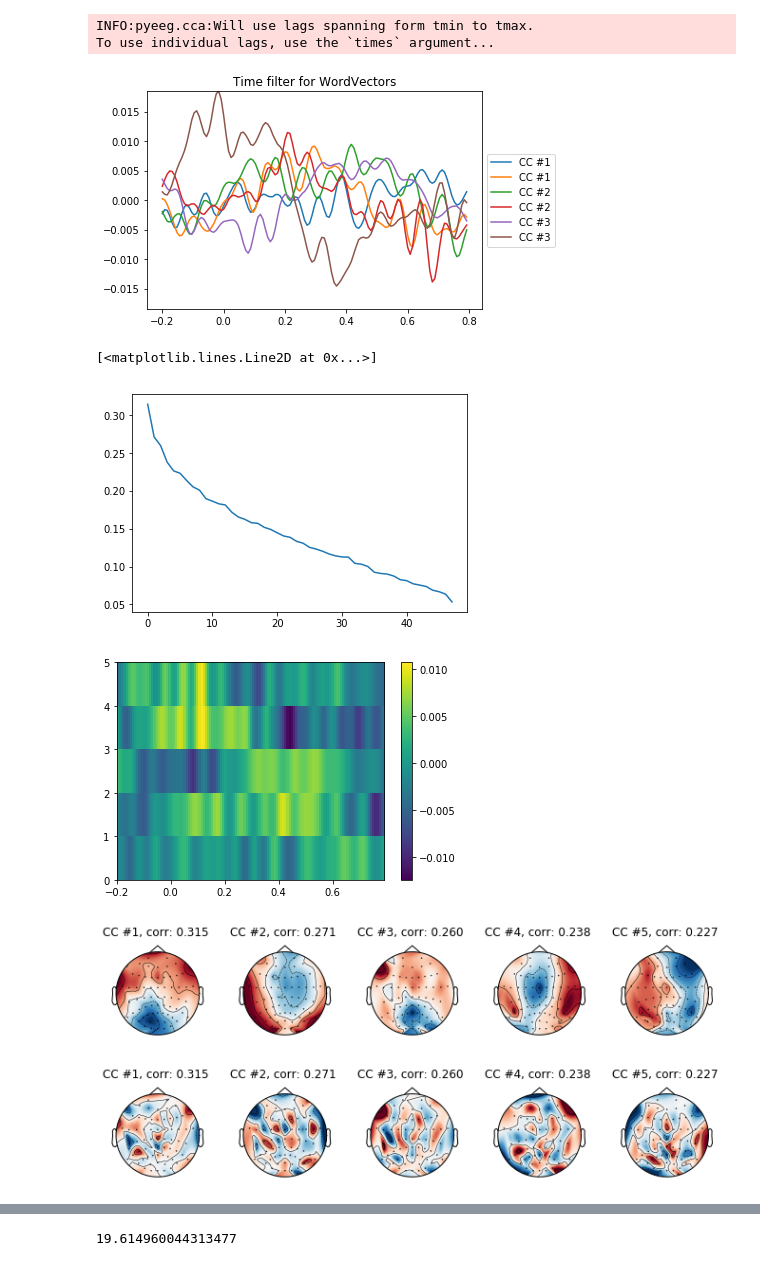
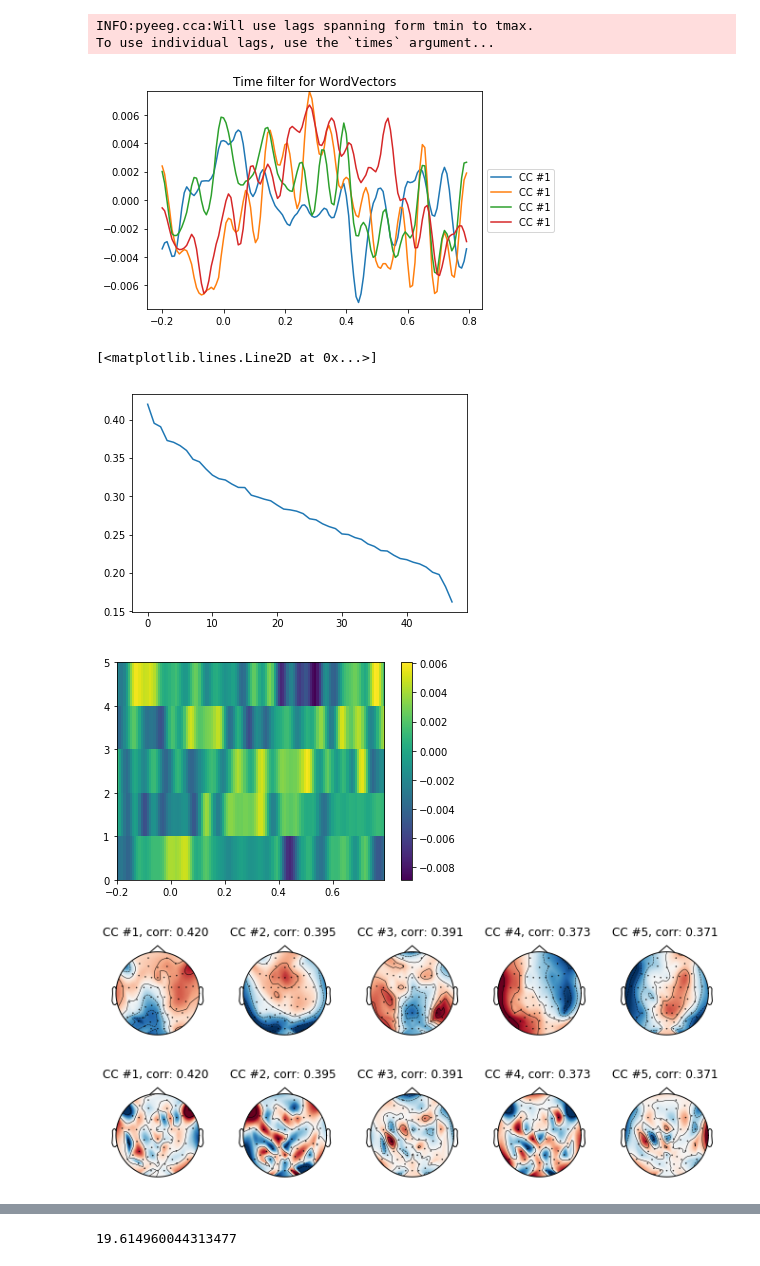
Before and after one commit to Hugo-W/pyEEG, a Jupyter notebook: docs/source/examples/CCA_wordvectors_correct_import.ipynb, the cells around one changed output, grey strips where cells are left out. Saved outputs shown, nothing was run; the diff lists cells and outputs as text; code cells hidden in the pictures.

```diff
--- a/docs/source/examples/CCA_wordvectors_correct_import.ipynb
+++ b/docs/source/examples/CCA_wordvectors_correct_import.ipynb
@@ -106,7 +106,7 @@ INFO:pyeeg.io:Word flushington not in word embedding model; will use rdm instead
 # %%
 feat_matrix = wf.align_word_features(features=['wordvectors'], srate=125, wordonset_feature=True)
 # %%
-feat_matrix = feat_matrix[:, :5]
+feat_matrix = feat_matrix[:, :15]
 # %%
 print(feat_matrix.shape)
 # %% [output]
@@ -186,23 +186,23 @@ cca.fit(x, y, thresh_x=0.999, thresh_y=0.999, normalise=False, feat_names=["Word
 INFO:pyeeg.cca:Will use lags spanning form tmin to tmax.
 To use individual lags, use the `times` argument...
 # %%
-cca.plot_time_filter(n_comp=3, feat_id=[0,1])
+cca.plot_time_filter(n_comp=1, feat_id=[0,1,2,3])
 # %% [output]
-[figure, old version]
+[figure, new version]
 # %%
 plt.plot(cca.score_)
 # %% [output]
 [<matplotlib.lines.Line2D at 0x...>]
-[figure, old version]
+[figure, new version]
 # %%
 cca.plot_compact_time(n_comp=5,feat_id=0)
 # %% [output]
-[figure, old version]
+[figure, new version]
 # %%
 cca.plot_activation_map(raw.info, n_comp=5)
 # %% [output]
-[figure, old version]
+[figure, new version]
 # %%
 cca.plot_spatial_filter(raw.info, n_comp=5)
 # %% [output]
-[figure, old version]
+[figure, new version]
```
Also changed, not shown: parts of 15 cells of this notebook, 1 other file.
